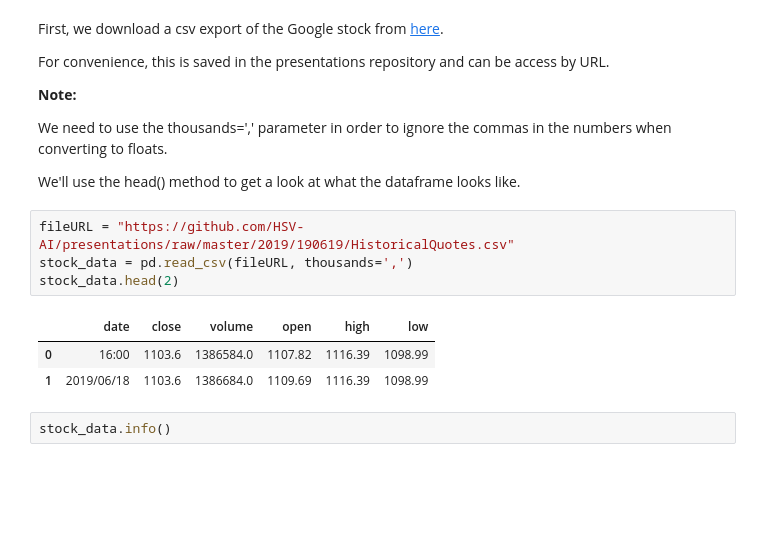
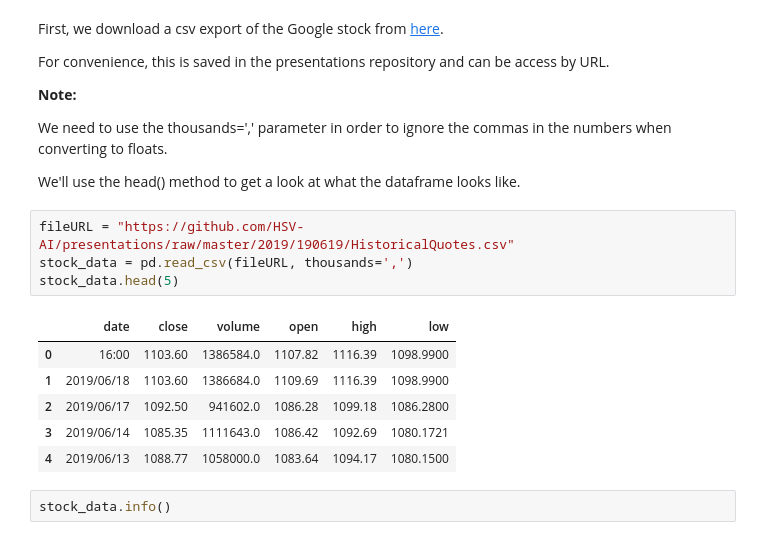
Before and after one commit to HSV-AI/presentations, a Jupyter notebook: 2019/190626_RNN_TimeSeries_Part3.ipynb, the cells around one changed output. Cells and saved outputs as stored; diff of their text form; blank space fills up the shorter version.

```diff
--- a/2019/190626_RNN_TimeSeries_Part3.ipynb
+++ b/2019/190626_RNN_TimeSeries_Part3.ipynb
@@ -58,11 +40,14 @@ We'll use the head() method to get a look at what the dataframe looks like.
 # %%
 fileURL = "https://github.com/HSV-AI/presentations/raw/master/2019/190619/HistoricalQuotes.csv"
 stock_data = pd.read_csv(fileURL, thousands=',')
-stock_data.head(2)
+stock_data.head(5)
 # %% [output]
 |  | date | close | volume | open | high | low |
-| 0 | 16:00 | 1103.6 | 1386584.0 | 1107.82 | 1116.39 | 1098.99 |
-| 1 | 2019/06/18 | 1103.6 | 1386684.0 | 1109.69 | 1116.39 | 1098.99 |
+| 0 | 16:00 | 1103.60 | 1386584.0 | 1107.82 | 1116.39 | 1098.9900 |
+| 1 | 2019/06/18 | 1103.60 | 1386684.0 | 1109.69 | 1116.39 | 1098.9900 |
+| 2 | 2019/06/17 | 1092.50 | 941602.0 | 1086.28 | 1099.18 | 1086.2800 |
+| 3 | 2019/06/14 | 1085.35 | 1111643.0 | 1086.42 | 1092.69 | 1080.1721 |
+| 4 | 2019/06/13 | 1088.77 | 1058000.0 | 1083.64 | 1094.17 | 1080.1500 |
 # %%
 stock_data.info()
 # %% [output]
```
Also changed, not shown: parts of 13 cells of this notebook.
